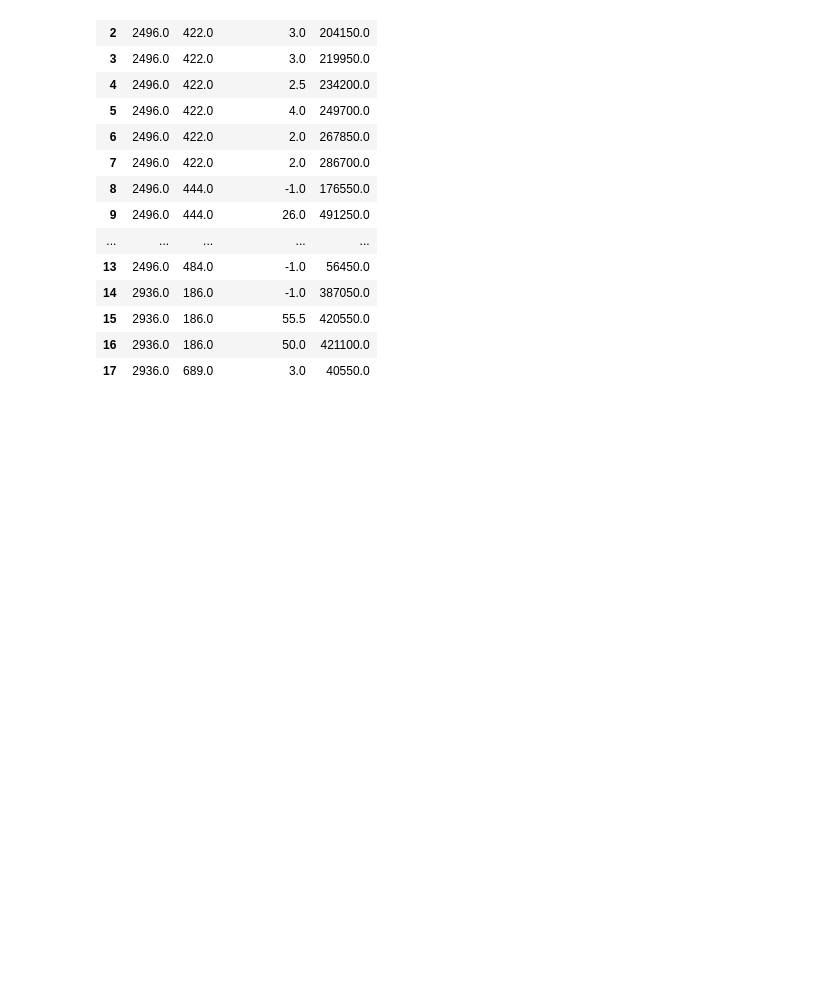
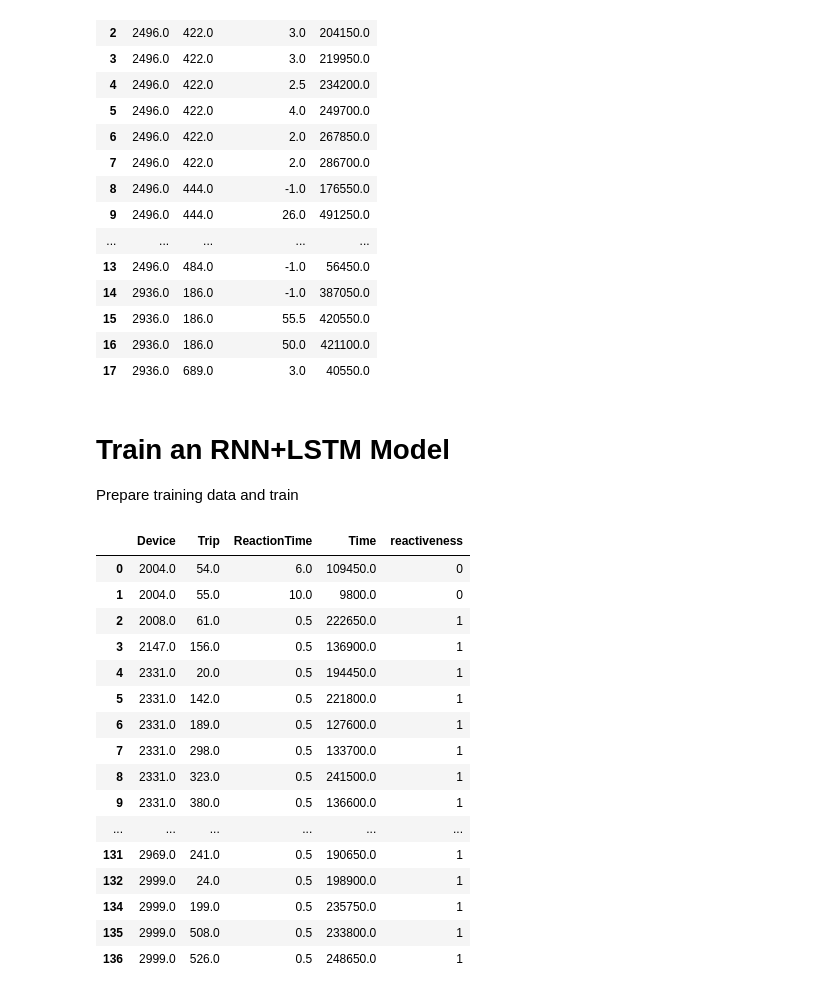
Before and after one commit to caseyc49s/HT3---Public, a Jupyter notebook: Preprocessing/bzw7_process.ipynb, the cells around one changed output. Drawn from its saved outputs; the diff is of its cells as text; code cells hidden in the pictures; blank space fills up the shorter version.

Commit message:
baseline model trained in bzw7_process

```diff
--- a/Preprocessing/bzw7_process.ipynb
+++ b/Preprocessing/bzw7_process.ipynb
@@ -455,3 +455,30 @@ reactiveness
 | 15 | 2936.0 | 186.0 | 55.5 | 420550.0 |
 | 16 | 2936.0 | 186.0 | 50.0 | 421100.0 |
 | 17 | 2936.0 | 689.0 | 3.0 | 40550.0 |
+# %% [markdown]
+# Train an RNN+LSTM Model
+Prepare training data and train
+# %%
+# label reactiveness : 1sec or less as 1
+reactiveness['reactiveness'] = reactiveness['ReactionTime'].map(lambda x: 1 if x<=1 else 0)
+# %%
+# drop duplicates (for now) (later average?)
+reactiveness.drop_duplicates(['Device','Trip'])
+# %% [output]
+|  | Device | Trip | ReactionTime | Time | reactiveness |
+| 0 | 2004.0 | 54.0 | 6.0 | 109450.0 | 0 |
+| 1 | 2004.0 | 55.0 | 10.0 | 9800.0 | 0 |
+| 2 | 2008.0 | 61.0 | 0.5 | 222650.0 | 1 |
+| 3 | 2147.0 | 156.0 | 0.5 | 136900.0 | 1 |
+| 4 | 2331.0 | 20.0 | 0.5 | 194450.0 | 1 |
+| 5 | 2331.0 | 142.0 | 0.5 | 221800.0 | 1 |
+| 6 | 2331.0 | 189.0 | 0.5 | 127600.0 | 1 |
+| 7 | 2331.0 | 298.0 | 0.5 | 133700.0 | 1 |
+| 8 | 2331.0 | 323.0 | 0.5 | 241500.0 | 1 |
+| 9 | 2331.0 | 380.0 | 0.5 | 136600.0 | 1 |
+| ... | ... | ... | ... | ... | ... |
+| 131 | 2969.0 | 241.0 | 0.5 | 190650.0 | 1 |
+| 132 | 2999.0 | 24.0 | 0.5 | 198900.0 | 1 |
+| 134 | 2999.0 | 199.0 | 0.5 | 235750.0 | 1 |
+| 135 | 2999.0 | 508.0 | 0.5 | 233800.0 | 1 |
+| 136 | 2999.0 | 526.0 | 0.5 | 248650.0 | 1 |
```
Also changed, not shown: parts of 7 cells of this notebook.
